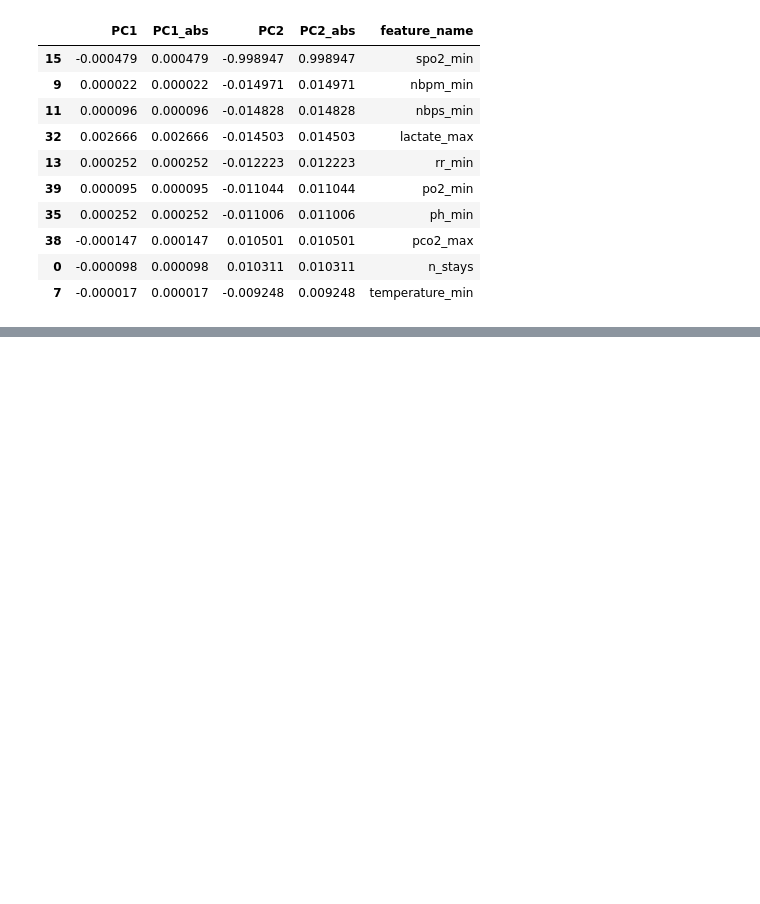
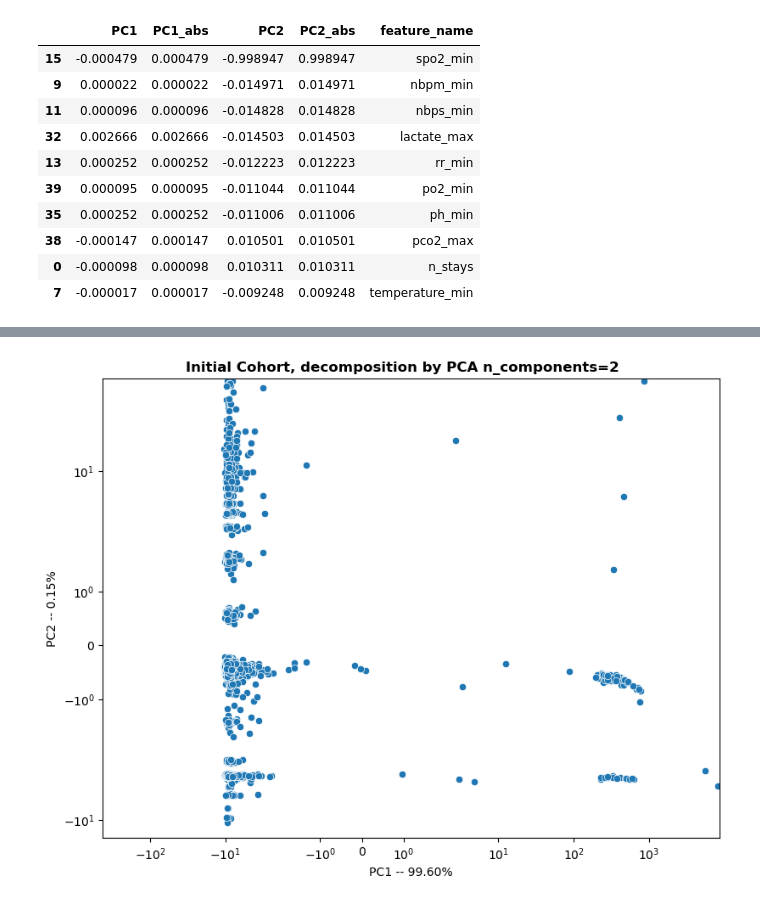
Before and after one commit to johnsonjzhou/comp90089-project, a Jupyter notebook: cluster/pca_v2.ipynb, the cells around one changed output, grey strips where cells are left out. Cells and saved outputs as stored; diff of their text form; code cells hidden in the pictures; blank space fills up the shorter version.

Commit message:
feat: v2 pca decomposition and visualisation

```diff
--- a/cluster/pca_v2.ipynb
+++ b/cluster/pca_v2.ipynb
@@ -117,0 +122,5 @@ components.sort_values(by="PC2_abs", ascending=False).head(10)
+# %%
+df_pca = pd.DataFrame(pca.transform(df), columns=["PC1", "PC2"])
+df_pca.index.name = "ID"
+df_pca.to_csv("../data/cohort_features_pca_v2.csv")
+df_pca.head(5)
@@ -117,0 +135,5 @@ components.sort_values(by="PC2_abs", ascending=False).head(10)
+# %%
+# Merge in LOS labels
+df_lab = pd.read_csv("../data/cohort_labels_v2.csv", index_col="ID")
+df_pca = pd.merge(left=df_pca, right=df_lab, on="ID")
+df_pca.head(5)
@@ -117,0 +148,18 @@ components.sort_values(by="PC2_abs", ascending=False).head(10)
+# %%
+fig, ax = plt.subplots()
+fig.set_size_inches(8, 6)
+fig.tight_layout()
+
+sns.scatterplot(df_pca, x="PC1", y="PC2", ax=ax)
+
+ax.set_xscale("symlog")
+ax.set_yscale("symlog")
+ax.set_xlabel(f"PC1 -- {(100 * pca.explained_variance_ratio_[0]):.2f}%")
+ax.set_ylabel(f"PC2 -- {(100 * pca.explained_variance_ratio_[1]):.2f}%")
+
+fig.suptitle("Initial Cohort, decomposition by PCA n_components=2",
+             fontweight="semibold", y=1.0)
+
+plt.show()
+# %% [output]
+[figure, added]
```
Also changed, not shown: parts of 6 cells of this notebook, 1 other file.
